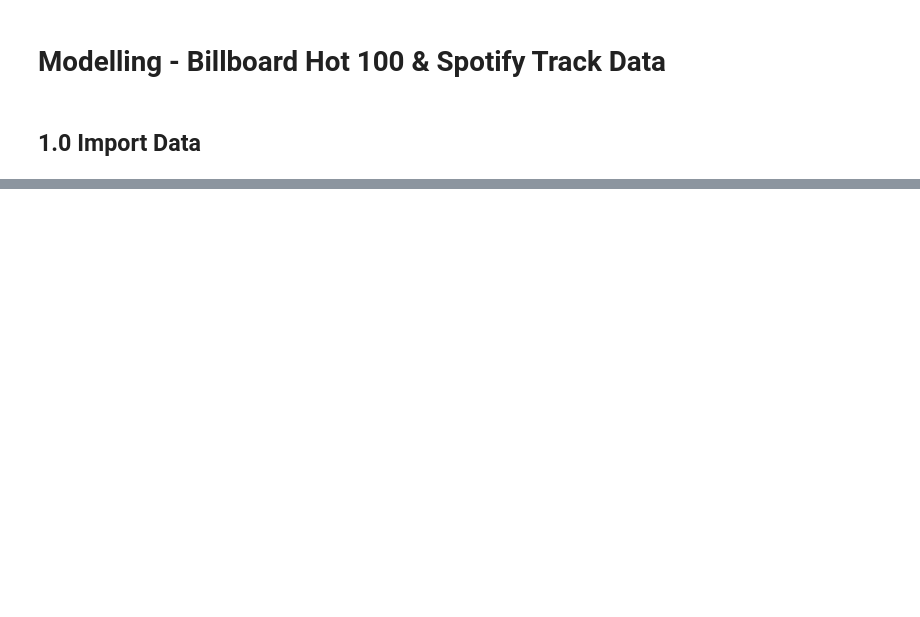
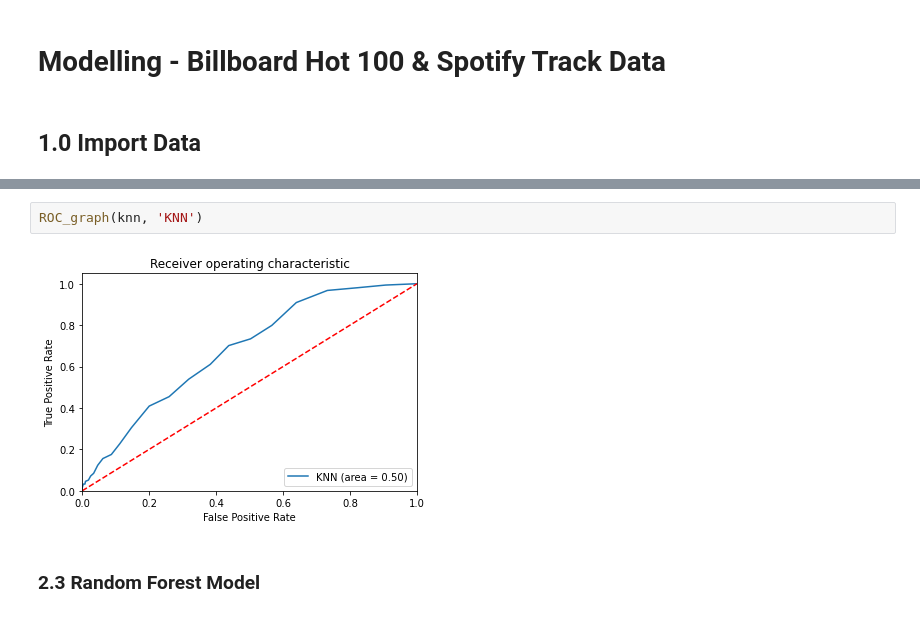
Before and after one commit to JelicaB/BillboardSongAnalysis, a Jupyter notebook: notebooks/5.0-JB-Modelling.ipynb, the cells around one changed output, grey strips where cells are left out. Drawn from its saved outputs; the diff is of its cells as text; blank space fills up the shorter version.

```diff
--- a/notebooks/5.0-JB-Modelling.ipynb
+++ b/notebooks/5.0-JB-Modelling.ipynb
@@ -63,0 +166,6 @@ array([0.06792352, 0.0417402 , 0.07250459, 0.05910489, 0.06425384])
+# %%
+ROC_graph(knn, 'KNN')
+# %% [output]
+[figure, added]
+# %% [markdown]
+### 2.3 Random Forest Model
```
Also changed, not shown: parts of 48 cells of this notebook, 1 other file.
